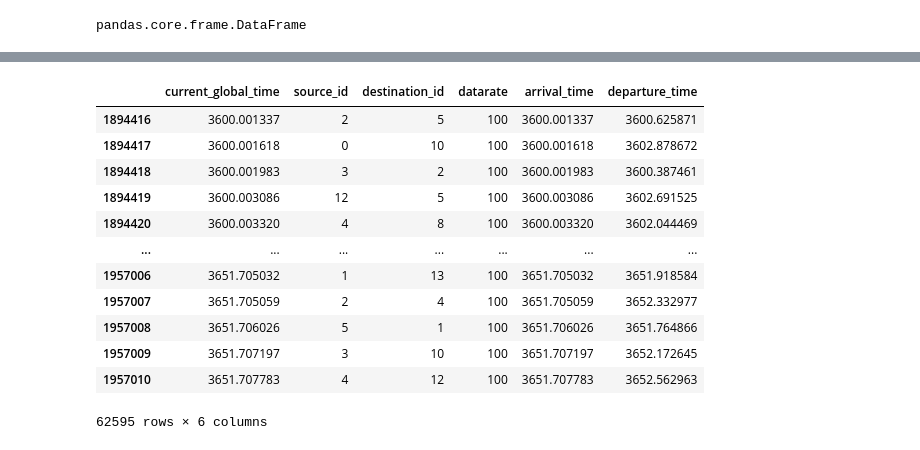
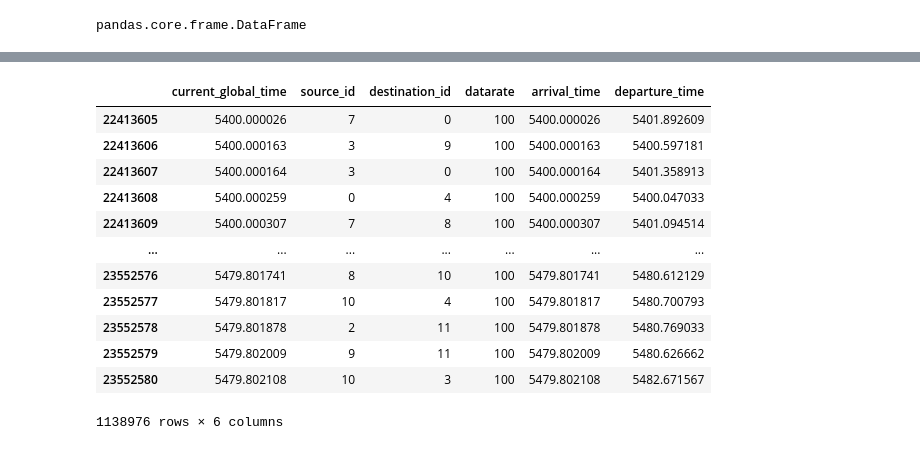
Before and after one commit to srpetale/traffic-for-prodigy, a Jupyter notebook: testing_shrinivas.ipynb, the cells around one changed output, grey strips where cells are left out. Cells and saved outputs as stored; diff of their text form; code cells hidden in the pictures.

```diff
--- a/testing_shrinivas.ipynb
+++ b/testing_shrinivas.ipynb
@@ -104,19 +94,19 @@ Name: 1894457, dtype: float64
 # %%
-generated_traffic[40]
+generated_traffic[-1]
 # %% [output]
 |  | current_global_time | source_id | destination_id | datarate | arrival_time | departure_time |
-| 1894416 | 3600.001337 | 2 | 5 | 100 | 3600.001337 | 3600.625871 |
-| 1894417 | 3600.001618 | 0 | 10 | 100 | 3600.001618 | 3602.878672 |
-| 1894418 | 3600.001983 | 3 | 2 | 100 | 3600.001983 | 3600.387461 |
-| 1894419 | 3600.003086 | 12 | 5 | 100 | 3600.003086 | 3602.691525 |
-| 1894420 | 3600.003320 | 4 | 8 | 100 | 3600.003320 | 3602.044469 |
+| 22413605 | 5400.000026 | 7 | 0 | 100 | 5400.000026 | 5401.892609 |
+| 22413606 | 5400.000163 | 3 | 9 | 100 | 5400.000163 | 5400.597181 |
+| 22413607 | 5400.000164 | 3 | 0 | 100 | 5400.000164 | 5401.358913 |
+| 22413608 | 5400.000259 | 0 | 4 | 100 | 5400.000259 | 5400.047033 |
+| 22413609 | 5400.000307 | 7 | 8 | 100 | 5400.000307 | 5401.094514 |
 | ... | ... | ... | ... | ... | ... | ... |
-| 1957006 | 3651.705032 | 1 | 13 | 100 | 3651.705032 | 3651.918584 |
-| 1957007 | 3651.705059 | 2 | 4 | 100 | 3651.705059 | 3652.332977 |
-| 1957008 | 3651.706026 | 5 | 1 | 100 | 3651.706026 | 3651.764866 |
-| 1957009 | 3651.707197 | 3 | 10 | 100 | 3651.707197 | 3652.172645 |
-| 1957010 | 3651.707783 | 4 | 12 | 100 | 3651.707783 | 3652.562963 |
+| 23552576 | 5479.801741 | 8 | 10 | 100 | 5479.801741 | 5480.612129 |
+| 23552577 | 5479.801817 | 10 | 4 | 100 | 5479.801817 | 5480.700793 |
+| 23552578 | 5479.801878 | 2 | 11 | 100 | 5479.801878 | 5480.769033 |
+| 23552579 | 5479.802009 | 9 | 11 | 100 | 5479.802009 | 5480.626662 |
+| 23552580 | 5479.802108 | 10 | 3 | 100 | 5479.802108 | 5482.671567 |
-62595 rows × 6 columns
+1138976 rows × 6 columns
 # %%
 predicted_traffic[0].iloc[len(predicted_traffic)]
 # %% [output]
```
Also changed, not shown: parts of 10 cells of this notebook.
